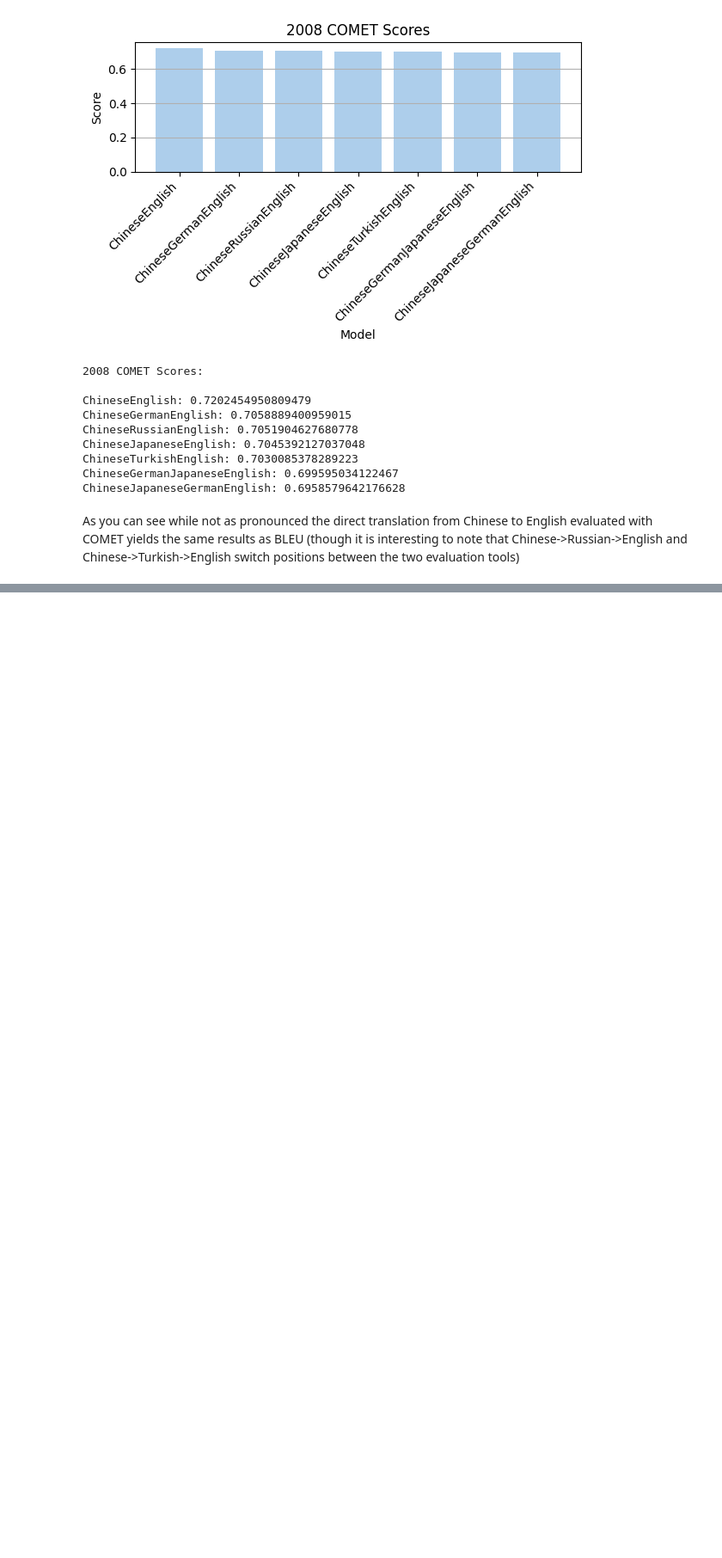
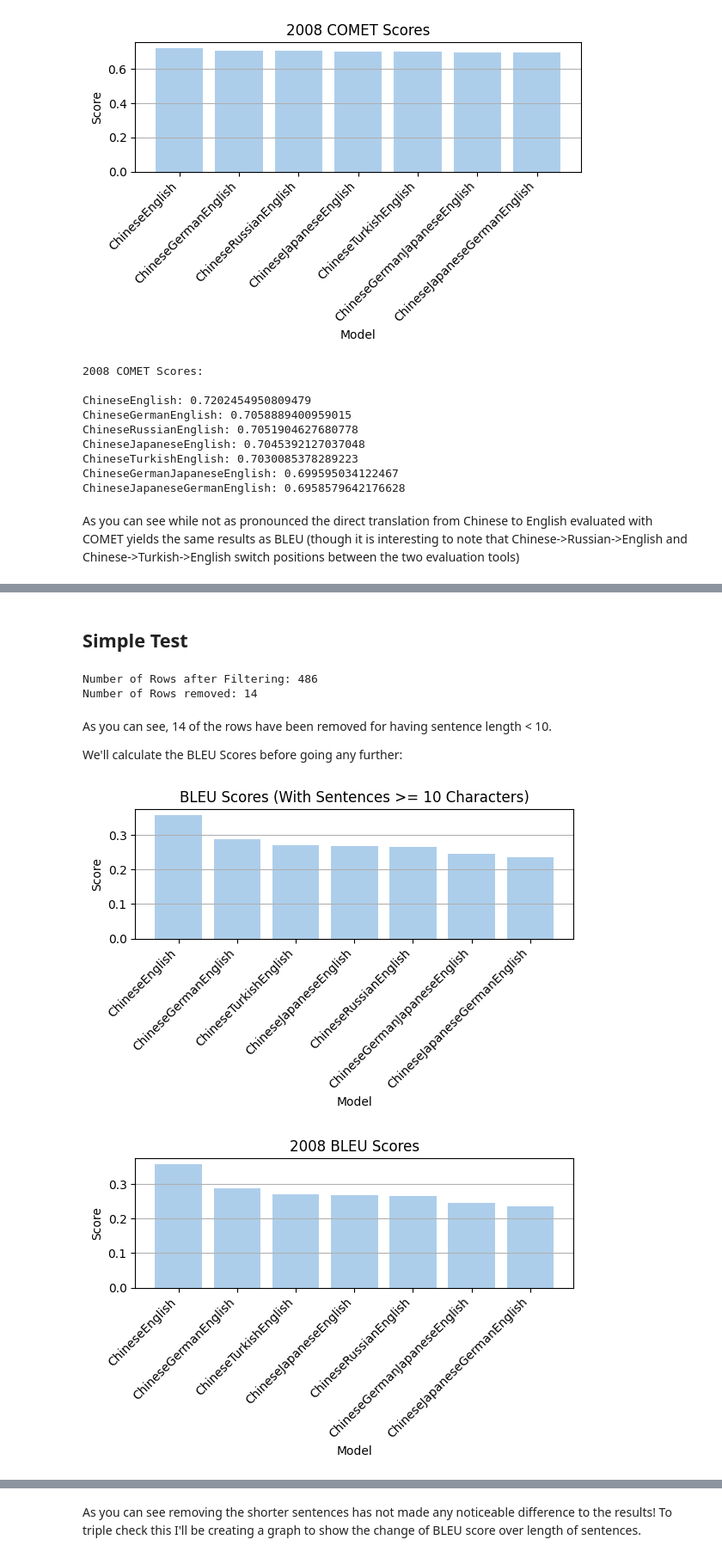
Before and after one commit to softly-undefined/intermediate-translation-simple-task, a Jupyter notebook: notebook.ipynb, the cells around one changed output, grey strips where cells are left out. Shown at 86% size. Drawn from its saved outputs; the diff is of its cells as text; code cells hidden in the pictures; blank space fills up the shorter version.

Commit message:
More Analysis
Added analysis over source sentence length

```diff
--- a/notebook.ipynb
+++ b/notebook.ipynb
@@ -262,0 +280,77 @@ Why is this sort of interlingual translation used at all in Machine Translation
+# %% [markdown]
+## Simple Test
+# %%
+df_overten = df2008[df2008['src'].str.len() >= 10].copy()
+print(f"Number of Rows after Filtering: {df_overten.shape[0]}")
+print(f"Number of Rows removed: {df2008.shape[0] - df_overten.shape[0]}")
+# %% [output]
+Number of Rows after Filtering: 486
+Number of Rows removed: 14
+# %% [markdown]
+As you can see, 14 of the rows have been removed for having sentence length < 10.
+
+We'll calculate the BLEU Scores before going any further:
+# %%
+#creating a references array for the 2008 dataset in a format acceptable to corpus_bleu
+bleu_scores_overten = []
+
+df_overten[['ref1', 'ref2', 'ref3']] = df_overten[['ref1', 'ref2', 'ref3']].astype(str)
+references_overten = df_overten[['ref1', 'ref2', 'ref3']].values.tolist()
+references_overten = [[sentence.split() for sentence in ref_group] for ref_group in references_overten]
+
+for name in colnames:
+    df_overten[name] = df_overten[name].astype(str)
+    candidates_overten = df_overten[name].values.tolist()
+    candidates_overten = [sentence.split() for sentence in candidates_overten]
+
+    bleu_score = corpus_bleu(references_overten, candidates_overten)
+
+    bleu_scores_overten.append((name, bleu_score))
+# %%
+#Visualization of BLEU Scores with only sentences over ten
+
+vis_df_overten = pd.DataFrame(bleu_scores_overten, columns=['name', 'score'])
+vis_df_overten = vis_df_overten.sort_values(by='score', ascending=False)
+
+plt.figure(figsize=(6, 4))
+plt.bar(vis_df_overten['name'], vis_df_overten['score'], color='#ADCEEB')
+plt.title('BLEU Scores (With Sentences >= 10 Characters)')
+plt.xlabel('Model')
+plt.ylabel('Score')
+plt.xticks(rotation=45, ha='right')
+plt.grid(axis='y')
+plt.tight_layout()
+plt.show()
+
+
+#Visualization of BLEU
+vis_df2008 = pd.DataFrame(bleu_scores2008, columns=['name', 'score'])
+vis_df2008 = vis_df2008.sort_values(by='score', ascending=False)
+
+plt.figure(figsize=(6, 4))
+plt.bar(vis_df2008['name'], vis_df2008['score'], color='#ADCEEB')
+plt.title('2008 BLEU Scores')
+plt.xlabel('Model')
+plt.ylabel('Score')
+plt.xticks(rotation=45, ha='right')
+plt.grid(axis='y')
+plt.tight_layout()
+plt.show()
+
+
+
+print("BLEU Scores (With Sentences >= 10 Characters): \n")
+
+for name, bleu_score in bleu_scores_overten:
+    print(f"{name} BLEU score (2008 Dataset): {bleu_score}")
+
+
+
+
+print("\nBLEU Scores (With Sentences of all sizes): \n")
+
+for name, bleu_score in bleu_scores2008:
+    print(f"{name} BLEU score (2008 Dataset): {bleu_score}")
+# %% [output]
+[figure, added]
+[figure, added]
@@ -262,0 +376,2 @@ Why is this sort of interlingual translation used at all in Machine Translation
+# %% [markdown]
+As you can see removing the shorter sentences has not made any noticeable difference to the results! To triple check this I'll be creating a graph to show the change of BLEU score over length of sentences.
```
Also changed, not shown: parts of 20 cells of this notebook.
